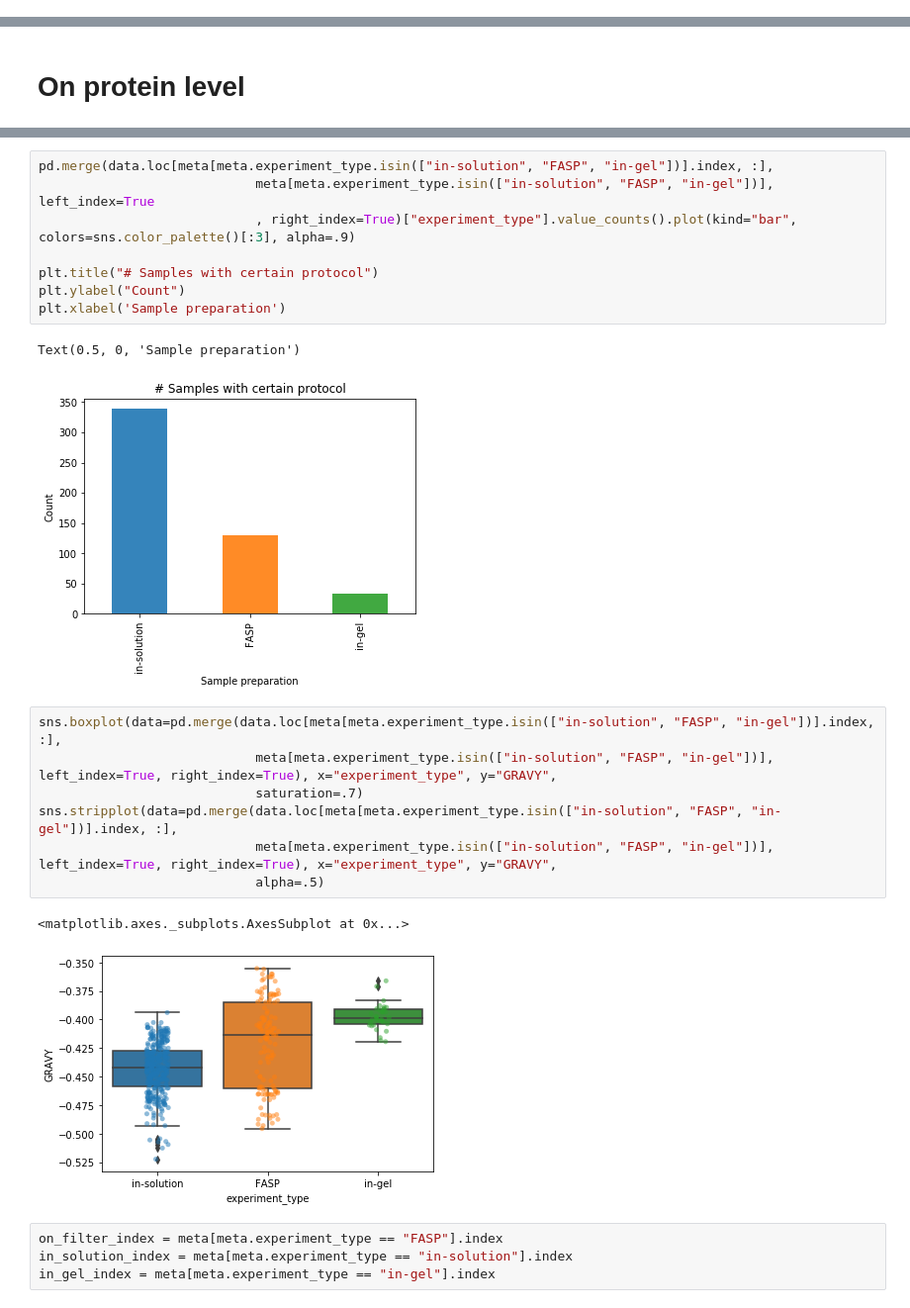
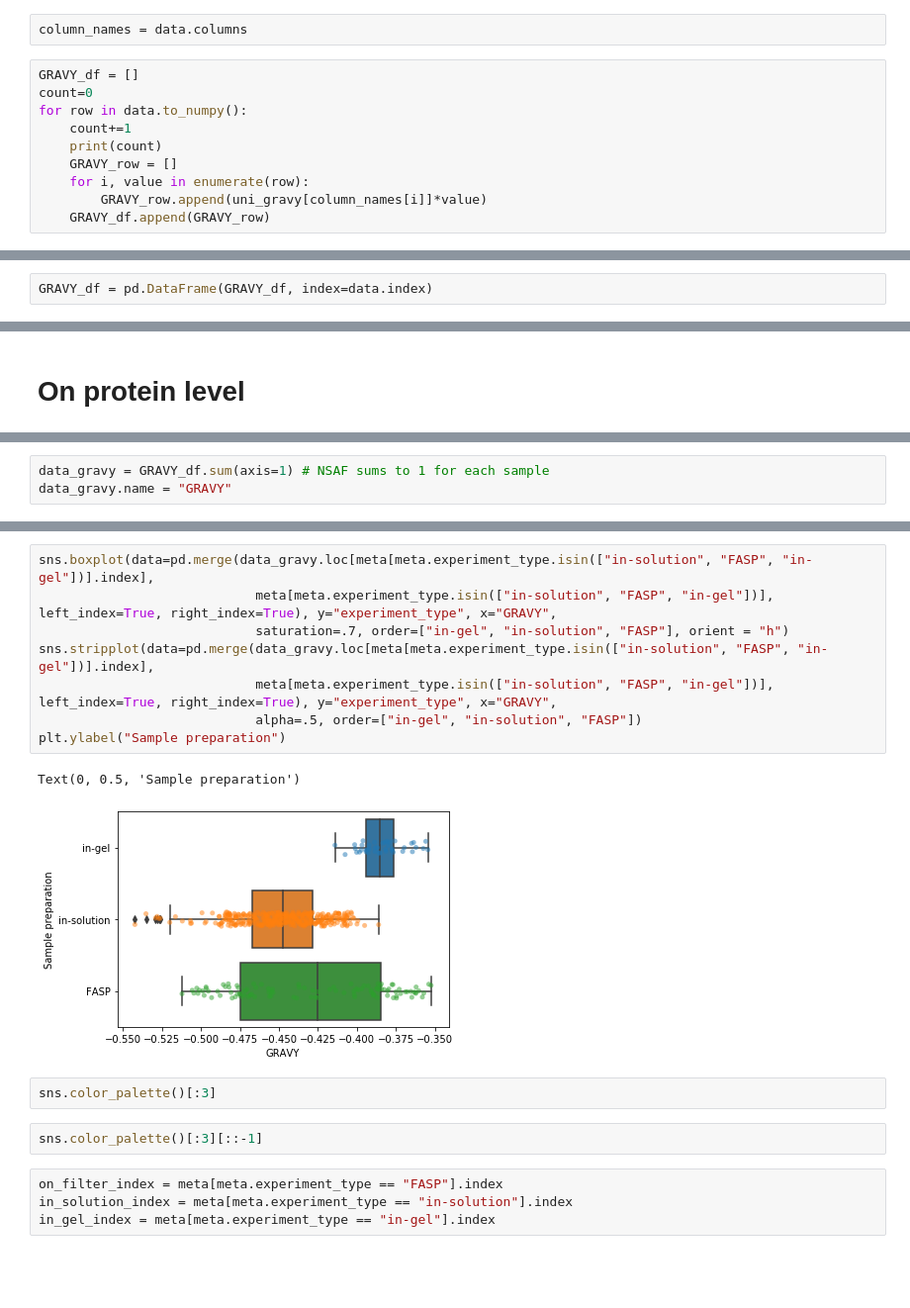
Before and after one commit to SamvPy/Master_thesis_AJ_22_23, a Jupyter notebook: master_thesis/Atlas_analysis/exploration/digestion_exploration.ipynb, the cells around one changed output, grey strips where cells are left out. Shown at 99% size. Saved outputs shown, nothing was run; the diff lists cells and outputs as text; blank space fills up the shorter version.

```diff
--- a/master_thesis/Atlas_analysis/exploration/digestion_exploration.ipynb
+++ b/master_thesis/Atlas_analysis/exploration/digestion_exploration.ipynb
@@ -149,0 +174,12 @@ def apply_gravy(row):
+# %%
+column_names = data.columns
+# %%
+GRAVY_df = []
+count=0
+for row in data.to_numpy():
+    count+=1
+    print(count)
+    GRAVY_row = []
+    for i, value in enumerate(row):
+        GRAVY_row.append(uni_gravy[column_names[i]]*value)
+    GRAVY_df.append(GRAVY_row)
@@ -149,0 +261,2 @@ def apply_gravy(row):
+# %%
+GRAVY_df = pd.DataFrame(GRAVY_df, index=data.index)
@@ -168,0 +283,3 @@ sns.histplot(data.GRAVY)
+# %%
+data_gravy = GRAVY_df.sum(axis=1) # NSAF sums to 1 for each sample
+data_gravy.name = "GRAVY"
@@ -195,24 +362,18 @@ sns.kdeplot(data = pd.merge(data.loc[meta[meta.experiment_type.isin(["in-solutio
 # %%
-pd.merge(data.loc[meta[meta.experiment_type.isin(["in-solution", "FASP", "in-gel"])].index, :],
-                            meta[meta.experiment_type.isin(["in-solution", "FASP", "in-gel"])], left_index=True
-                            , right_index=True)["experiment_type"].value_counts().plot(kind="bar", colors=sns.color_palette()[:3], alpha=.9)
-
-plt.title("# Samples with certain protocol")
-plt.ylabel("Count")
-plt.xlabel('Sample preparation')
+sns.boxplot(data=pd.merge(data_gravy.loc[meta[meta.experiment_type.isin(["in-solution", "FASP", "in-gel"])].index],
+                            meta[meta.experiment_type.isin(["in-solution", "FASP", "in-gel"])], left_index=True, right_index=True), y="experiment_type", x="GRAVY",
+                            saturation=.7, order=["in-gel", "in-solution", "FASP"], orient = "h")
+sns.stripplot(data=pd.merge(data_gravy.loc[meta[meta.experiment_type.isin(["in-solution", "FASP", "in-gel"])].index],
+                            meta[meta.experiment_type.isin(["in-solution", "FASP", "in-gel"])], left_index=True, right_index=True), y="experiment_type", x="GRAVY",
+                            alpha=.5, order=["in-gel", "in-solution", "FASP"])
+plt.ylabel("Sample preparation")
 # %% [output]
-Text(0.5, 0, 'Sample preparation')
+Text(0, 0.5, 'Sample preparation')
-[figure, old version]
+[figure, new version]
-# %%
-sns.boxplot(data=pd.merge(data.loc[meta[meta.experiment_type.isin(["in-solution", "FASP", "in-gel"])].index, :],
-                            meta[meta.experiment_type.isin(["in-solution", "FASP", "in-gel"])], left_index=True, right_index=True), x="experiment_type", y="GRAVY",
-                            saturation=.7)
-sns.stripplot(data=pd.merge(data.loc[meta[meta.experiment_type.isin(["in-solution", "FASP", "in-gel"])].index, :],
-                            meta[meta.experiment_type.isin(["in-solution", "FASP", "in-gel"])], left_index=True, right_index=True), x="experiment_type", y="GRAVY",
-                            alpha=.5)
-# %% [output]
-<matplotlib.axes._subplots.AxesSubplot at 0x...>
-[figure, removed]
+# %%
+sns.color_palette()[:3]
+# %%
+sns.color_palette()[:3][::-1]
 # %%
 on_filter_index = meta[meta.experiment_type == "FASP"].index
 in_solution_index = meta[meta.experiment_type == "in-solution"].index
```
Also changed, not shown: parts of 67 cells of this notebook, 22 other files.
